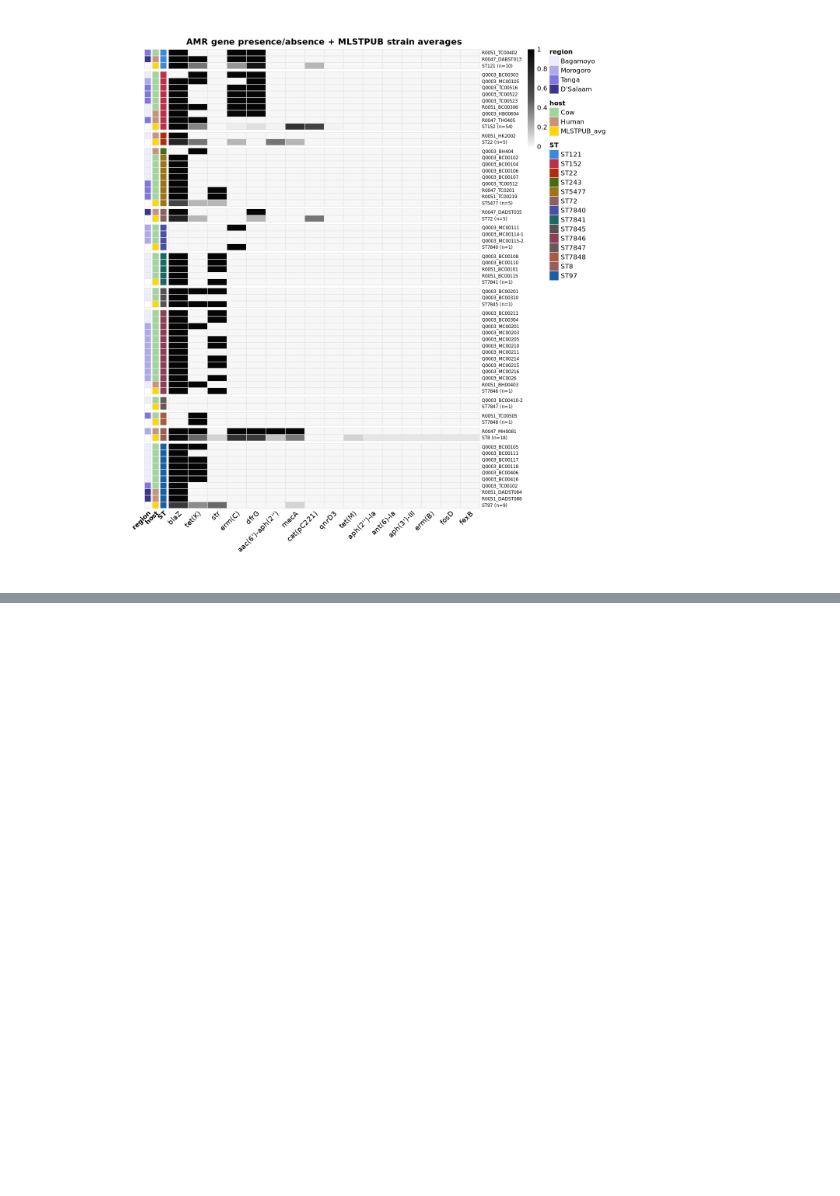
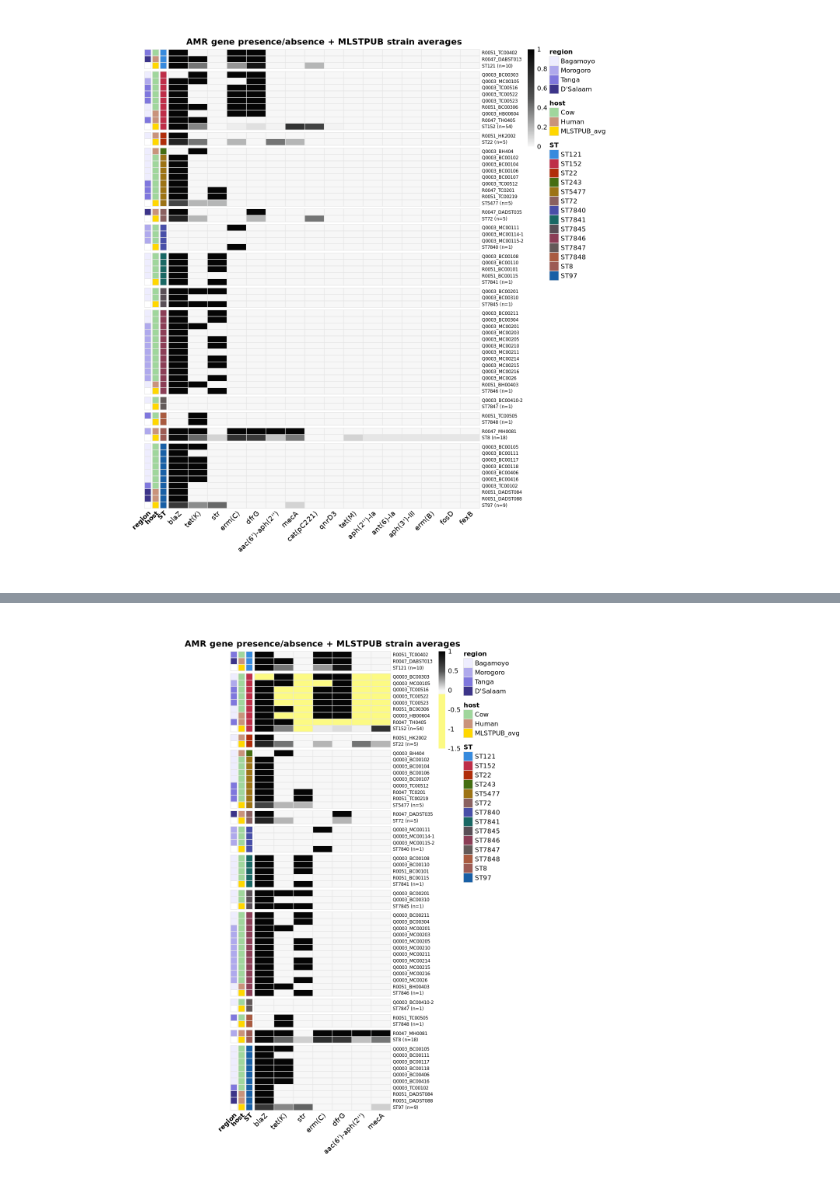
Before and after one commit to andregodinhodtu/23262_infectious_disease_project, a Jupyter notebook: source/analysis/resfinder.ipynb, the cells around one changed output, grey strips where cells are left out. Drawn from its saved outputs; the diff is of its cells as text; code cells hidden in the pictures; blank space fills up the shorter version.

```diff
--- a/source/analysis/resfinder.ipynb
+++ b/source/analysis/resfinder.ipynb
@@ -409,6 +421,7 @@ annot_row <- final_strain_data |>
 
 # match matrix row order to annotation
 pa_mat <- pa_mat[rownames(annot_row), , drop=FALSE]
+pa_mat_our <- pa_mat
 
 # create gaps between ST groups
 gap_pos <- annot_row |>
@@ -857,0 +742,36 @@ The following object is masked from ‘package:dplyr’:
+# %%
+our_genes <- colnames(pa_mat_our)
+# subset to only genes present in our Tanzania data
+pa_combined_subset <- pa_combined[, our_genes, drop = FALSE]
+
+# make ST152 emoty cells light yellow
+pa_highlighted <- pa_combined_subset
+st152_rows <- rownames(annot_row_combined)[annot_row_combined$ST == "ST152"]
+
+tmp <- pa_highlighted[st152_rows, , drop = FALSE]
+tmp[tmp == 0] <- -1
+pa_highlighted[st152_rows, ] <- tmp
+
+pheatmap(
+  pa_highlighted,
+  annotation_row    = annot_row_combined,
+  annotation_colors = ann_colors_combined,
+  cluster_rows      = FALSE,
+  cluster_cols      = FALSE,
+  gaps_row          = gap_pos_combined,
+  color             = c("#fcfa83", colorRampPalette(c("#F7F7F7", "#545555", "#050505"))(100)), # yellow, then white-black gradient
+  breaks            = c(-1.5, -0.1, seq(0, 1, length.out = 101)), # -1, then 0 to 1
+  border_color      = "grey90",
+  cellwidth         = 30,
+  cellheight        = 10,
+  fontsize_row      = 7,
+  fontsize_col      = 11,
+  angle_col         = 45,
+  legend            = TRUE,
+  main              = "AMR gene presence/absence + MLSTPUB strain averages",
+  width             = 14,
+  height            = 18,
+  silent            = FALSE
+)
+# %% [output]
+[figure, added]
```
Also changed, not shown: parts of 7 cells of this notebook, 4 other files.
